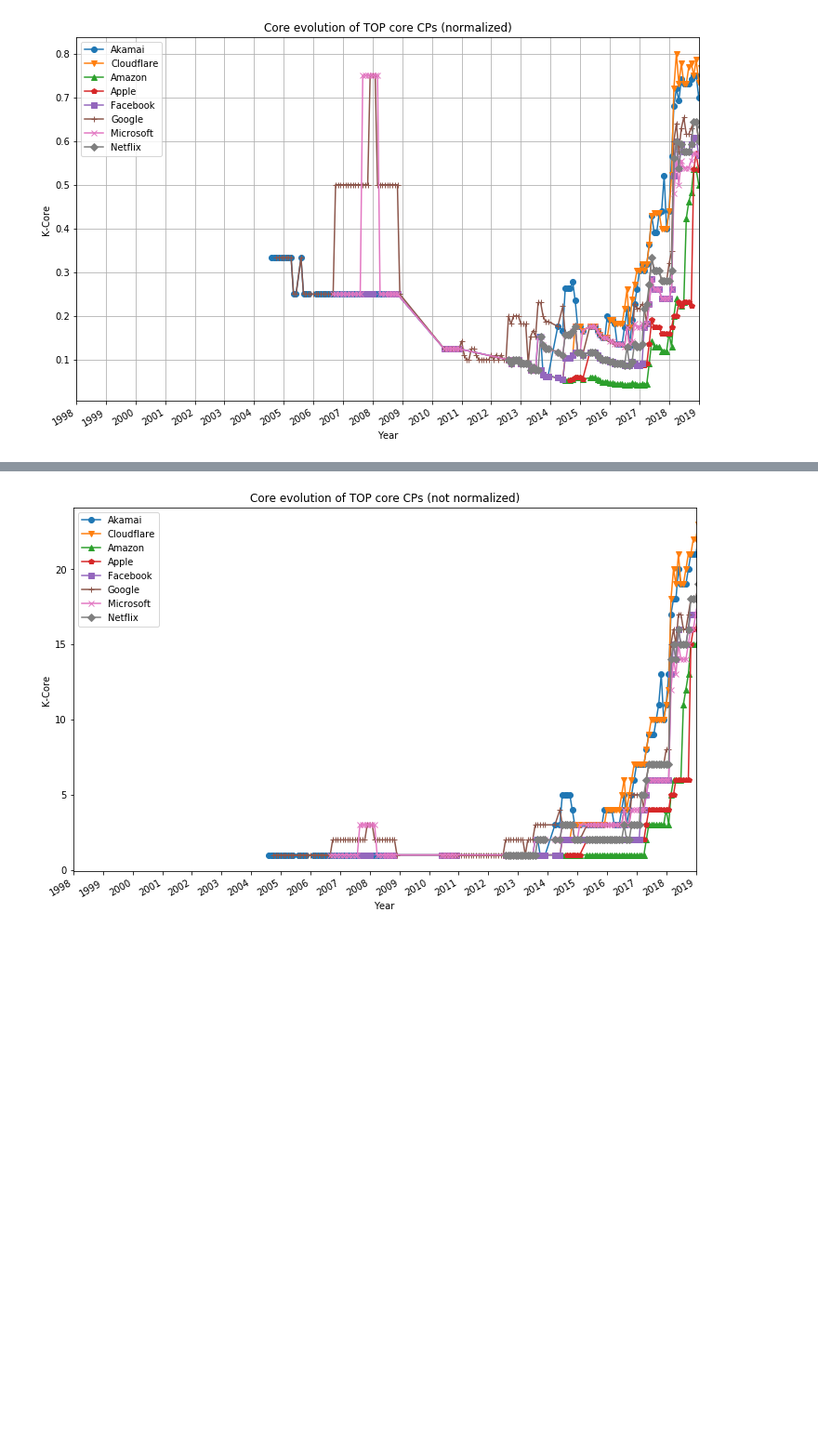
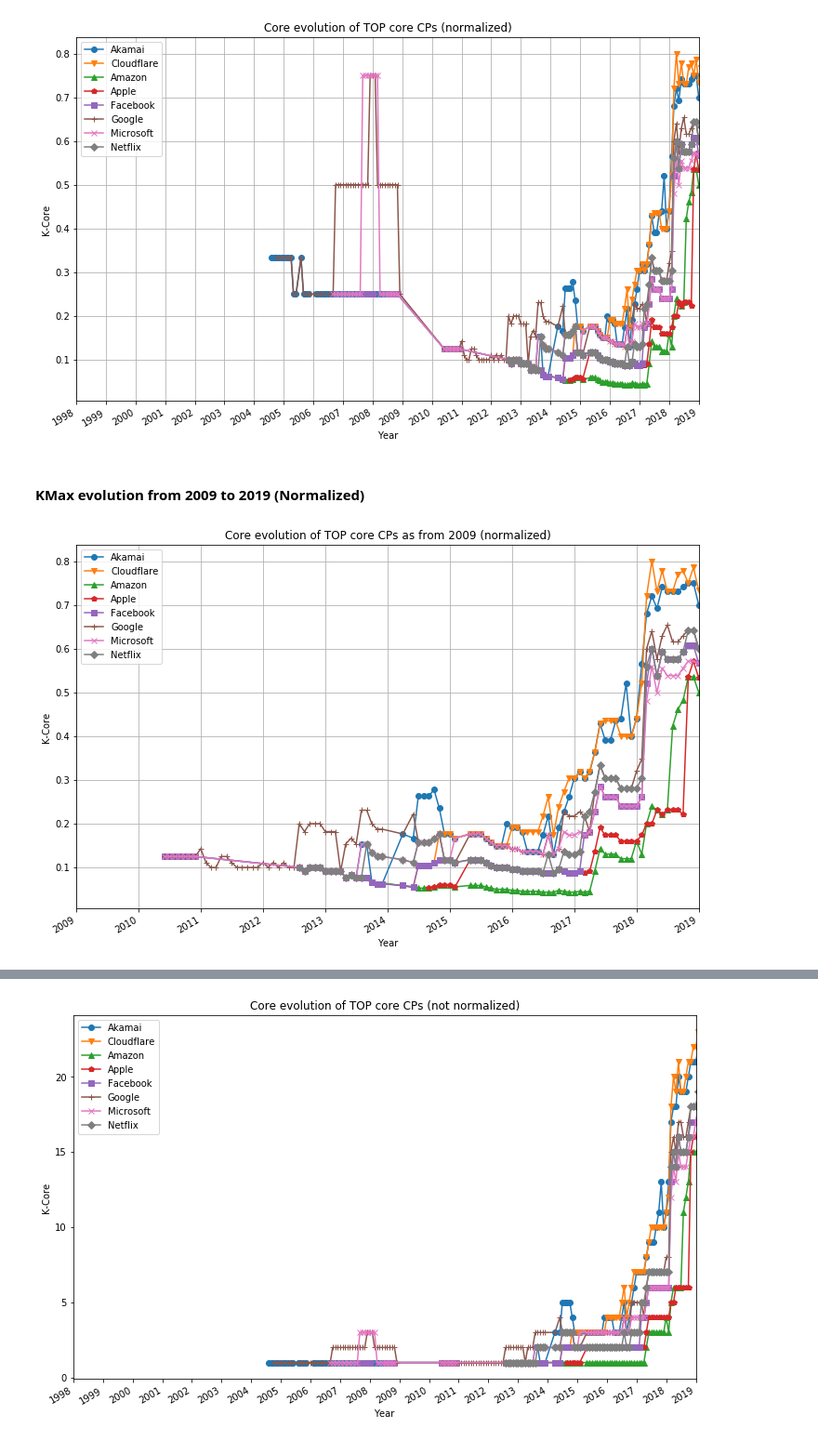
Before and after one commit to AFRINIC-Labs/internet-consolidation-africa, a Jupyter notebook: K-Core/k-core-africa.ipynb, the cells around one changed output, grey strips where cells are left out. Shown: that part at 93% size. Saved outputs shown, nothing was run; the diff lists cells and outputs as text; code cells hidden in the pictures; blank space fills up the shorter version.

Commit message:
added a plot 2009-2019 in kcore africa

```diff
--- a/K-Core/k-core-africa.ipynb
+++ b/K-Core/k-core-africa.ipynb
@@ -194,3 +195,40 @@ plt.savefig('plots/kmax_evolution_africa.png')
 plt.show()
 # %% [output]
 [figure]
+# %% [markdown]
+#### KMax evolution from 2009 to 2019 (Normalized)
+# %%
+df_kcore_2009 = df_kcore.loc[df_kcore.index > '2009-01-01']
+
+fig, ax = plt.subplots(figsize=(12, 8))
+
+for asn in top_core_asns.keys():
+    data = df_kcore_2009.loc[df_kcore_2009.network == asn].sort_values(by=['date'])
+    label = top_core_asns[asn][0]
+#     ax = data.plot(ax=ax, kind='line', x='date', y='kmax', label=label)
+    ax.plot(data.index.values, data.kmax.values, top_core_asns[asn][2], label=label)
+
+# Format the x axis
+ax.xaxis.set_major_locator(mdates.YearLocator())
+ax.xaxis.set_major_formatter(DateFormatter("%Y"))
+
+# # round to nearest years.
+datemin = np.datetime64(df_kcore_2009.index.values[0], 'Y')
+datemax = np.datetime64(df_kcore_2009.index.values[-1], 'Y')
+ax.set_xlim(datemin, datemax)
+
+fig.autofmt_xdate()
+
+plt.ylabel('K-Core')
+plt.xlabel('Year')
+plt.grid()
+#plt.xticks(rotation='vertical')
+fig.autofmt_xdate()
+
+
+plt.title('Core evolution of TOP core CPs as from 2009 (normalized)')
+plt.legend(loc='best')
+plt.savefig('plots/kmax_evolution_africa_2009+.png')
+plt.show()
+# %% [output]
+[figure, added]
```
Also changed, not shown: parts of 4 cells of this notebook, 3 other files.
